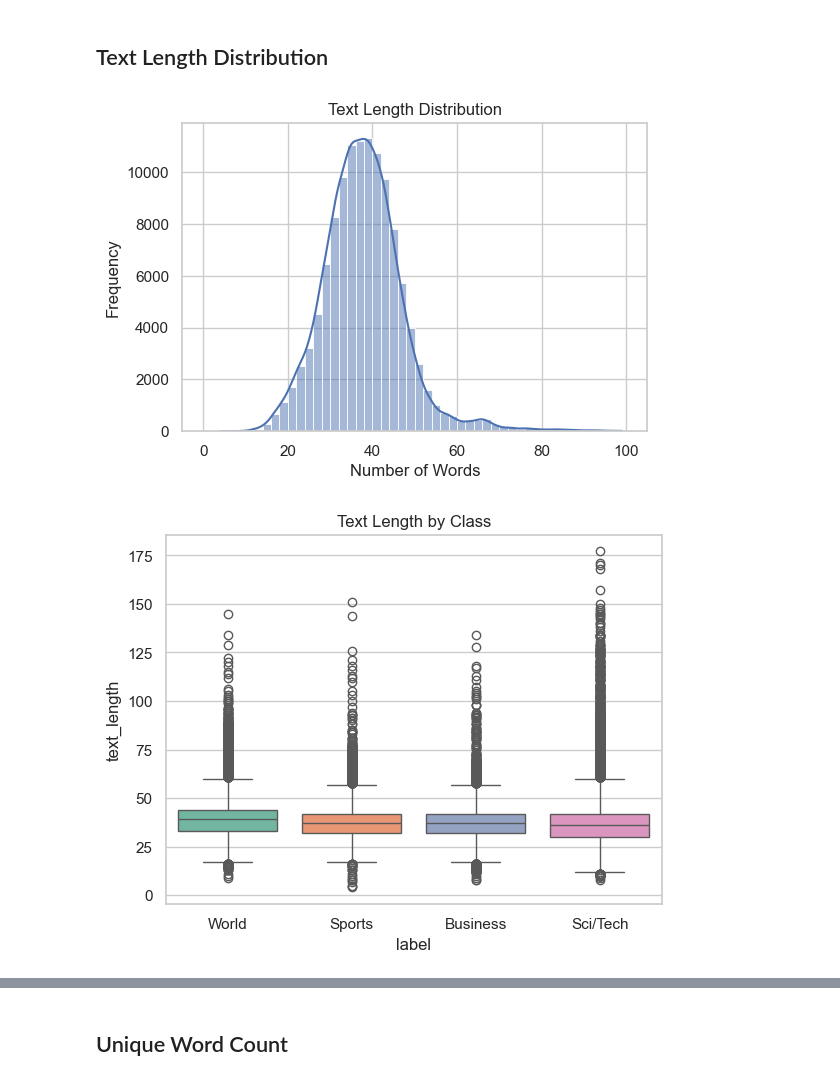
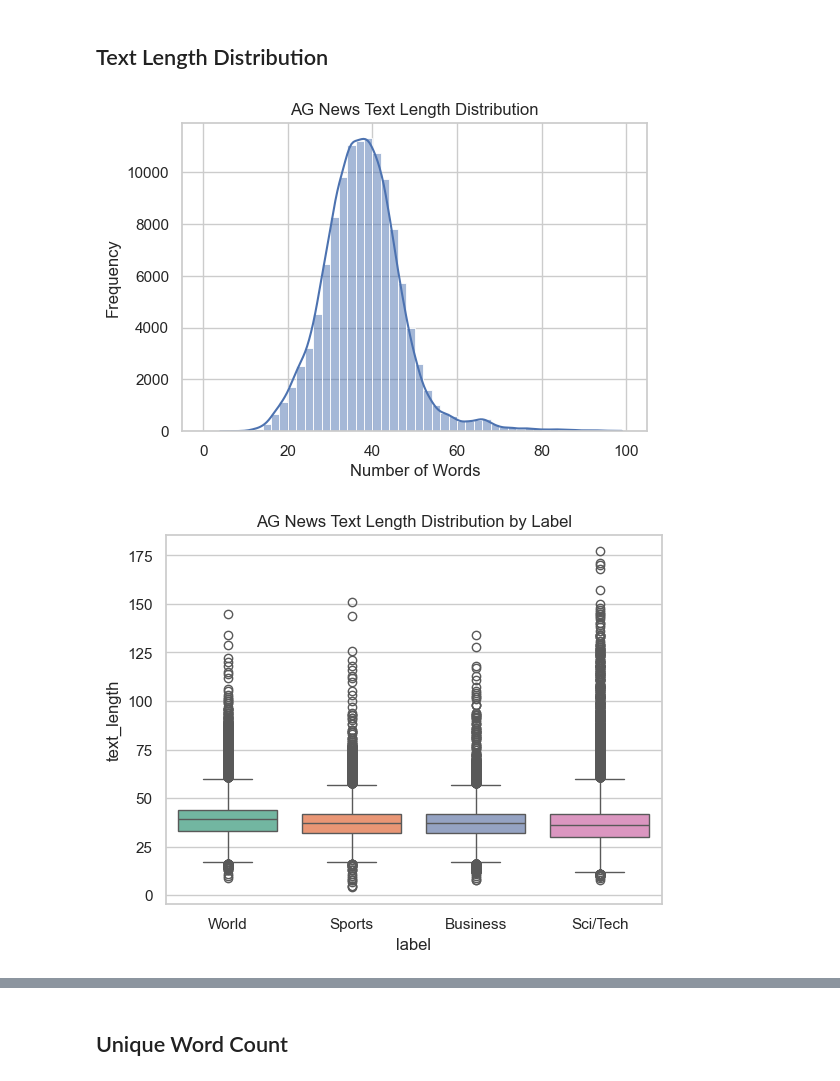
Before and after one commit to naghamo/deltaf1-hybrid-active-learning, a Jupyter notebook: eda_preprocessing/all_datasets_eda.ipynb, the cells around one changed output, grey strips where cells are left out. Drawn from its saved outputs; the diff is of its cells as text; code cells hidden in the pictures.

```diff
--- a/eda_preprocessing/all_datasets_eda.ipynb
+++ b/eda_preprocessing/all_datasets_eda.ipynb
@@ -17,11 +102,7 @@ sns.set_theme(style="whitegrid")
 # %% [markdown]
 ## Load Dataset
 # %%
-_,(df_train, df_val, df_test) = load_agnews()
-#shapes
-print(f"Train size: {df_train.shape}")
-print(f"Validation size: {df_val.shape}")
-print(f"Test size: {df_test.shape}")
+ag_news_train_val = load_data("agnews")
 # %% [output]
 Train size: (108000, 2)
 Validation size: (12000, 2)
@@ -43,7 +120,7 @@ The labels are: [0, 1, 2, 3]
 # %% [markdown]
 ## Class Balance
 # %%
-label_map = {
+ag_news_label_map = {
     0: "World",
     1: "Sports",
     2: "Business",
@@ -51,35 +128,15 @@ label_map = {
 }
 
 # Plotting a barplot of the label distribution
-label_counts = df["label"].value_counts().sort_index()
-plt.figure(figsize=(6,4))
-sns.barplot(x=label_map.values(), y=label_counts.values, palette="Set2")
-plt.title("AG News Label Distribution")
-plt.ylabel("Samples")
-plt.xlabel("Class")
-plt.show()
+plot_label_distribution(ag_news_train_val, "label", ag_news_label_map, "AG News Class Distribution")
 # %% [output]
 [figure]
 # %% [markdown]
 ## Text Length Distribution
 # %%
-df["text_length"] = df["text"].apply(lambda x: len(str(x).split()))
-
-# Plotting a histogram of the text length distribution
-plt.figure(figsize=(6, 4))
-sns.histplot(df[df["text_length"]<100]['text_length'], bins=range(0,101,2), kde=True)
-plt.title("Text Length Distribution")
-plt.xlabel("Number of Words")
-plt.ylabel("Frequency")
-plt.show()
+plot_text_length_distribution(ag_news_train_val, "text", "label", ag_news_label_map, 100, 2,
+                              "AG News Text Length Distribution")
 # %% [output]
-[figure, old version]
+[figure, new version]
+[figure, added]
-# %%
-# Plotting box plots of the text length by class
-ax = sns.boxplot(x="label", y="text_length", data=df, palette="Set2")
-ax.set_xticklabels(label_map.values())
-plt.title("Text Length by Class")
-plt.show()
-# %% [output]
-[figure, removed]
 # %%
```
Also changed, not shown: parts of 25 cells of this notebook, 1 other file.
